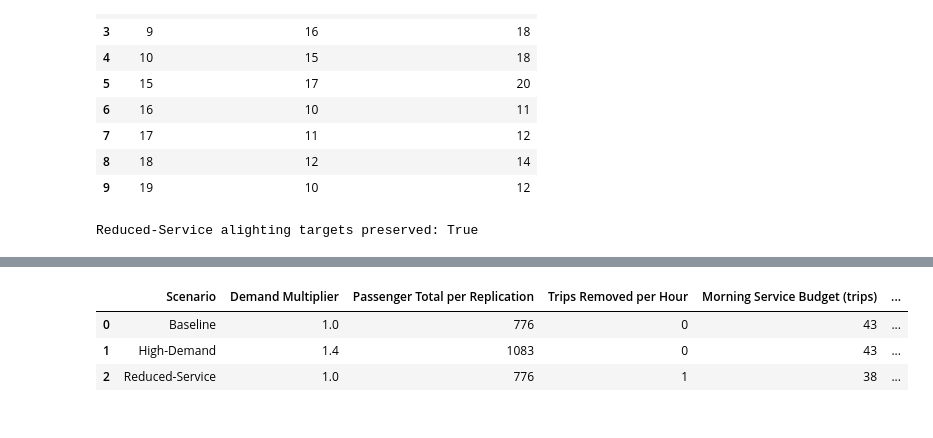
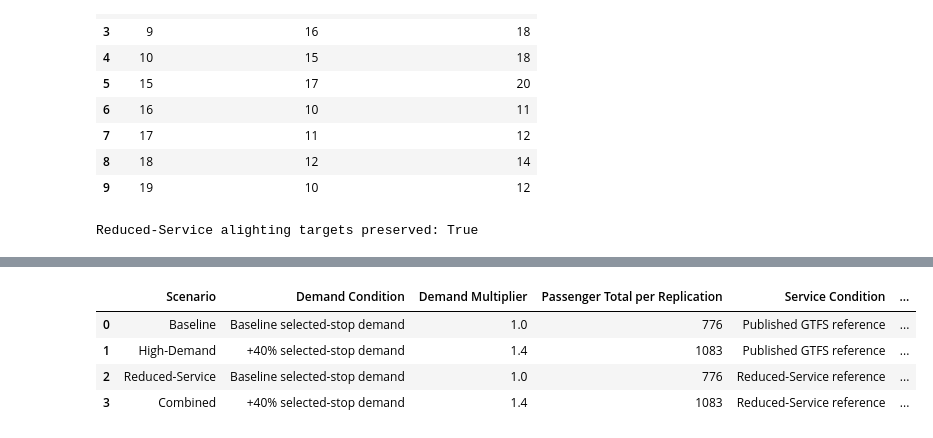
Before and after one commit to elijahnollen/m66-passenger-queue-simulation, a Jupyter notebook: MODESIM_Project/code/m66_scenario_simulation.ipynb, the cells around one changed output, grey strips where cells are left out. Saved outputs shown, nothing was run; the diff lists cells and outputs as text; code cells hidden in the pictures.

Commit message:
feat: complete prefinal scenario and GA implementation

```diff
--- a/MODESIM_Project/code/m66_scenario_simulation.ipynb
+++ b/MODESIM_Project/code/m66_scenario_simulation.ipynb
@@ -1769,60 +3141,68 @@ All validation checks passed across Baseline, High-Demand, and Reduced-Service:
 # %%
-scenario_config = pd.DataFrame([
+# Summarize the demand, service, and replication configuration used
+# by each of the four executed simulation conditions.
+scenario_config_df = pd.DataFrame([
     {
         "Scenario": "Baseline",
+        "Demand Condition": "Baseline selected-stop demand",
         "Demand Multiplier": 1.00,
-        "Passenger Total per Replication": int(baseline_demand["Passenger Count"].sum()),
+        "Passenger Total per Replication": baseline_total,
+        "Service Condition": "Published GTFS reference",
         "Trips Removed per Hour": 0,
-        "Morning Service Budget (trips)": service_budget["Morning"],
-        "Evening Service Budget (trips)": service_budget["Evening"],
-        "Total Trips": int(baseline_service_plan["Trips"].sum()),
+        "Morning Trip Budget": service_budget["Morning"],
+        "Evening Trip Budget": service_budget["Evening"],
         "Replications Used": baseline_replications_used,
-        "Master Seed": master_seed,
-        "Notes": "Reference condition. Unmodified from m66_baseline_simulation.ipynb."
+        "Modeled Bus Capacity": bus_capacity
     },
     {
         "Scenario": "High-Demand",
+        "Demand Condition": "+40% selected-stop demand",
         "Demand Multiplier": demand_growth_factor,
-        "Passenger Total per Replication": int(high_demand_demand["Passenger Count"].sum()),
+        "Passenger Total per Replication": high_demand_total,
+        "Service Condition": "Published GTFS reference",
         "Trips Removed per Hour": 0,
-        "Morning Service Budget (trips)": service_budget["Morning"],
-        "Evening Service Budget (trips)": service_budget["Evening"],
-        "Total Trips": int(baseline_service_plan["Trips"].sum()),
+        "Morning Trip Budget": service_budget["Morning"],
+        "Evening Trip Budget": service_budget["Evening"],
         "Replications Used": high_demand_replications_used,
-        "Master Seed": master_seed,
-        "Notes": (
-            "Baseline passengers preserved exactly; only the additional "
-            f"{int(additional_demand['Additional Passenger Count'].sum())} passengers/replication "
-            "needed to reach +40% are newly generated (Section 10). Reference GTFS service, "
-            "initial occupancy, and alighting targets unchanged from Baseline."
-        )
+        "Modeled Bus Capacity": bus_capacity
     },
     {
         "Scenario": "Reduced-Service",
+        "Demand Condition": "Baseline selected-stop demand",
         "Demand Multiplier": 1.00,
-        "Passenger Total per Replication": int(baseline_demand["Passenger Count"].sum()),
+        "Passenger Total per Replication": baseline_total,
+        "Service Condition": "Reduced-Service reference",
         "Trips Removed per Hour": trips_removed_per_hour,
-        "Morning Service Budget (trips)": reduced_service_budget["Morning"],
-        "Evening Service Budget (trips)": reduced_service_budget["Evening"],
-        "Total Trips": int(reduced_service_plan["Trips"].sum()),
+        "Morning Trip Budget": reduced_service_budget["Morning"],
+        "Evening Trip Budget": reduced_service_budget["Evening"],
         "Replications Used": reduced_service_replications_used,
-        "Master Seed": master_seed,
-        "Notes": (
-            "One trip removed per study hour using the deterministic "
-            "closest-to-midpoint rule, earlier trip on ties (Section 5); "
-            "passenger demand unchanged from Baseline; initial occupancy and "
-            "alighting recomputed for the remaining trips. GA note: the 38 "
-            "Morning / 39 Evening totals are the service BUDGET for the "
-            "period — the GA may redistribute them freely across the 5 hours "
-            "in that period rather than being forced to keep exactly one "
-            "fewer trip in every individual hour (Section 22)."
-        )
+        "Modeled Bus Capacity": bus_capacity
+    },
+    {
+        "Scenario": "Combined",
+        "Demand Condition": "+40% selected-stop demand",
+        "Demand Multiplier": demand_growth_factor,
+        "Passenger Total per Replication": high_demand_total,
+        "Service Condition": "Reduced-Service reference",
+        "Trips Removed per Hour": trips_removed_per_hour,
+        "Morning Trip Budget": reduced_service_budget["Morning"],
+        "Evening Trip Budget": reduced_service_budget["Evening"],
+        "Replications Used": combined_replications_used,
+        "Modeled Bus Capacity": bus_capacity
     }
 ])
 
-scenario_config
+# Calculate the complete Morning-and-Evening trip budget for each
+# scenario from its period-level service budgets.
+scenario_config_df["Total Trip Budget"] = (
+    scenario_config_df["Morning Trip Budget"]
+    + scenario_config_df["Evening Trip Budget"]
+)
+
+scenario_config_df
 # %% [output]
-|  | Scenario | Demand Multiplier | Passenger Total per Replication | Trips Removed per Hour | Morning Service Budget (trips) | ... |
-| 0 | Baseline | 1.0 | 776 | 0 | 43 | ... |
-| 1 | High-Demand | 1.4 | 1083 | 0 | 43 | ... |
-| 2 | Reduced-Service | 1.0 | 776 | 1 | 38 | ... |
+|  | Scenario | Demand Condition | Demand Multiplier | Passenger Total per Replication | Service Condition | ... |
+| 0 | Baseline | Baseline selected-stop demand | 1.0 | 776 | Published GTFS reference | ... |
+| 1 | High-Demand | +40% selected-stop demand | 1.4 | 1083 | Published GTFS reference | ... |
+| 2 | Reduced-Service | Baseline selected-stop demand | 1.0 | 776 | Reduced-Service reference | ... |
+| 3 | Combined | +40% selected-stop demand | 1.4 | 1083 | Reduced-Service reference | ... |
```
Also changed, not shown: parts of 74 cells of this notebook, 46 other files.
